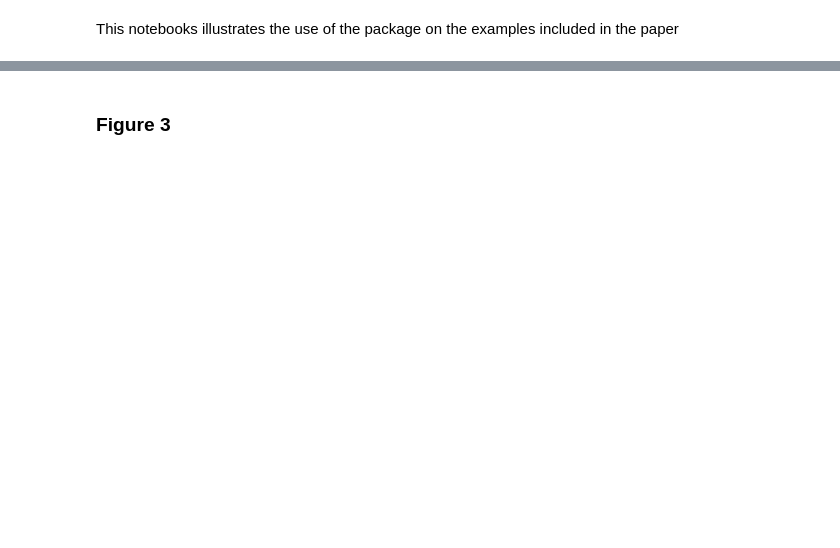
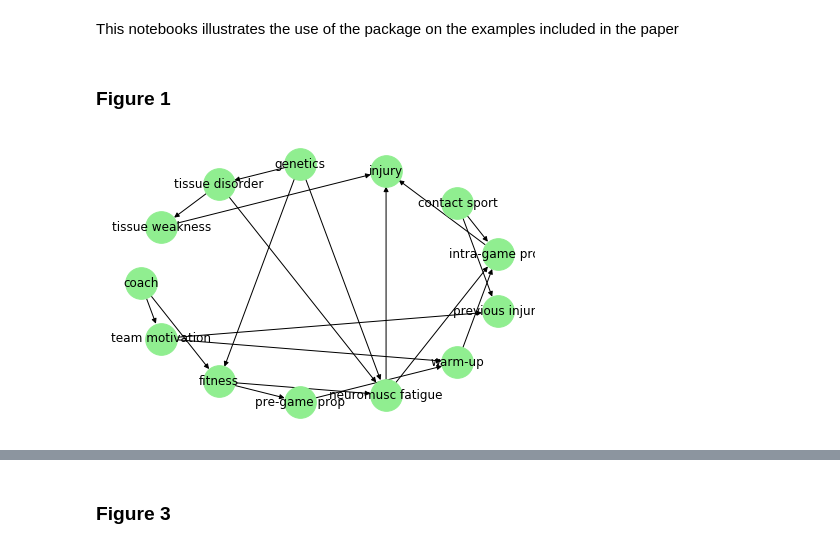
Before and after one commit to facusapienza21/optimaladj, a Jupyter notebook: examples/Examples.ipynb, the cells around one changed output, grey strips where cells are left out. Cells and saved outputs as stored; diff of their text form; code cells hidden in the pictures; blank space fills up the shorter version.

Commit message:
Big example from the paper (Figure 1)

```diff
--- a/examples/Examples.ipynb
+++ b/examples/Examples.ipynb
@@ -10,0 +8,34 @@ outcome = 'Y'
+# %% [markdown]
+### Figure 1
+# %%
+treatment = 'warm-up'
+outcome = 'injury'
+
+L = ['team motivation', 'previous injury']
+N = ['team motivation', 'previous injury', 'warm-up', 'coach', 'fitness', 'contact sport', 'neuromusc fatigue', 'tissue disorder', 'injury']
+
+
+G = CausalGraph()
+G.add_edges_from([('coach', 'team motivation'),
+                  ('coach', 'fitness'),
+                  ('fitness', 'pre-game prop'),
+                  ('fitness', 'neuromusc fatigue'),
+                  ('team motivation', 'warm-up'),
+                  ('team motivation', 'previous injury'),
+                  ('pre-game prop', 'warm-up'),
+                  ('warm-up', 'intra-game prop'),
+                  ('contact sport', 'previous injury'),
+                  ('contact sport', 'intra-game prop'),
+                  ('intra-game prop', 'injury'),
+                  ('genetics', 'fitness'),
+                  ('genetics', 'neuromusc fatigue'),
+                  ('genetics', 'tissue disorder'),
+                  ('tissue disorder', 'neuromusc fatigue'),
+                  ('tissue disorder', 'tissue weakness'),
+                  ('neuromusc fatigue', 'intra-game prop'),
+                  ('neuromusc fatigue', 'injury'),
+                  ('tissue weakness', 'injury')])
+# %%
+nx.draw_shell(G, with_labels=True, node_color='lightgreen', node_size = 1000)
+# %% [output]
+[figure, added]
```
Also changed, not shown: parts of 33 cells of this notebook.
